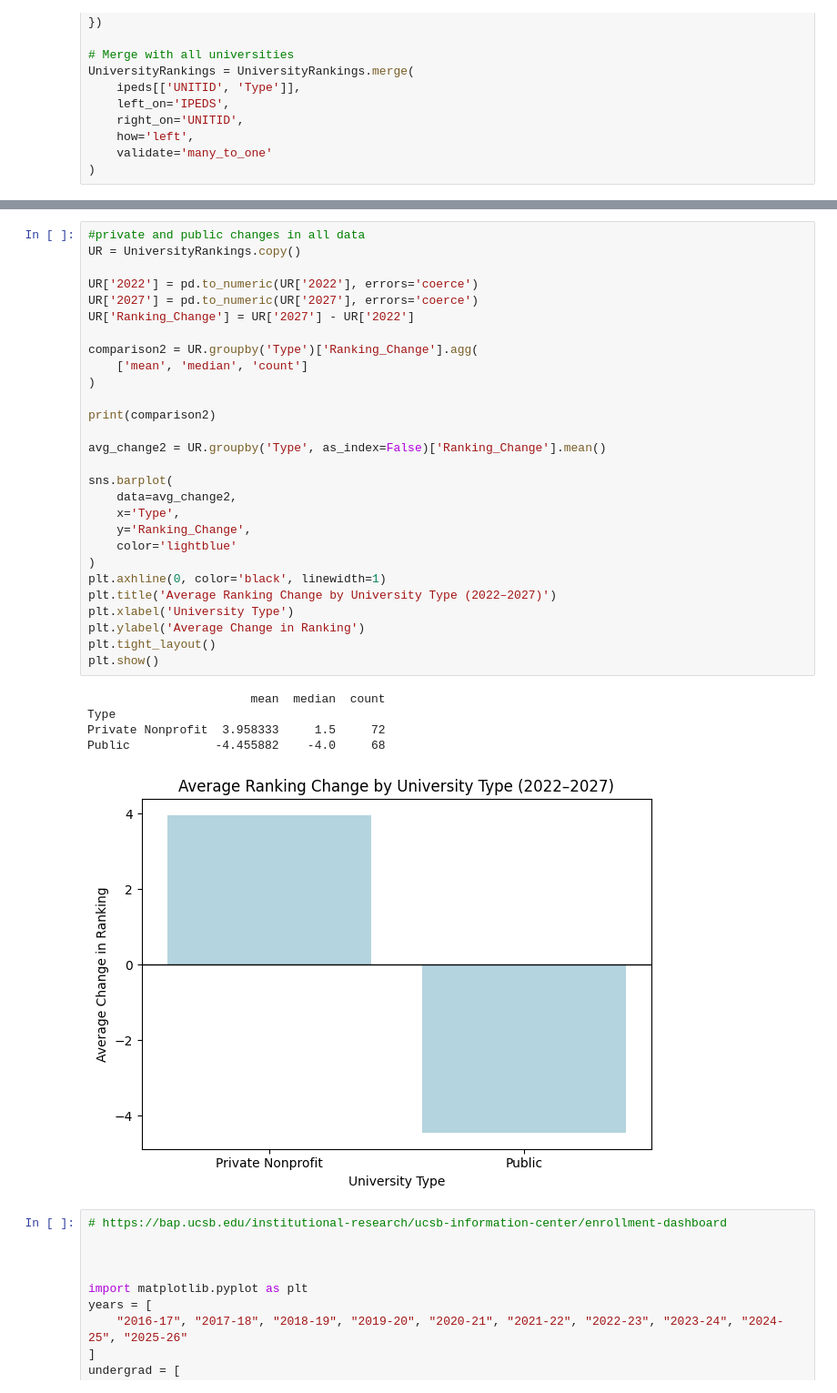
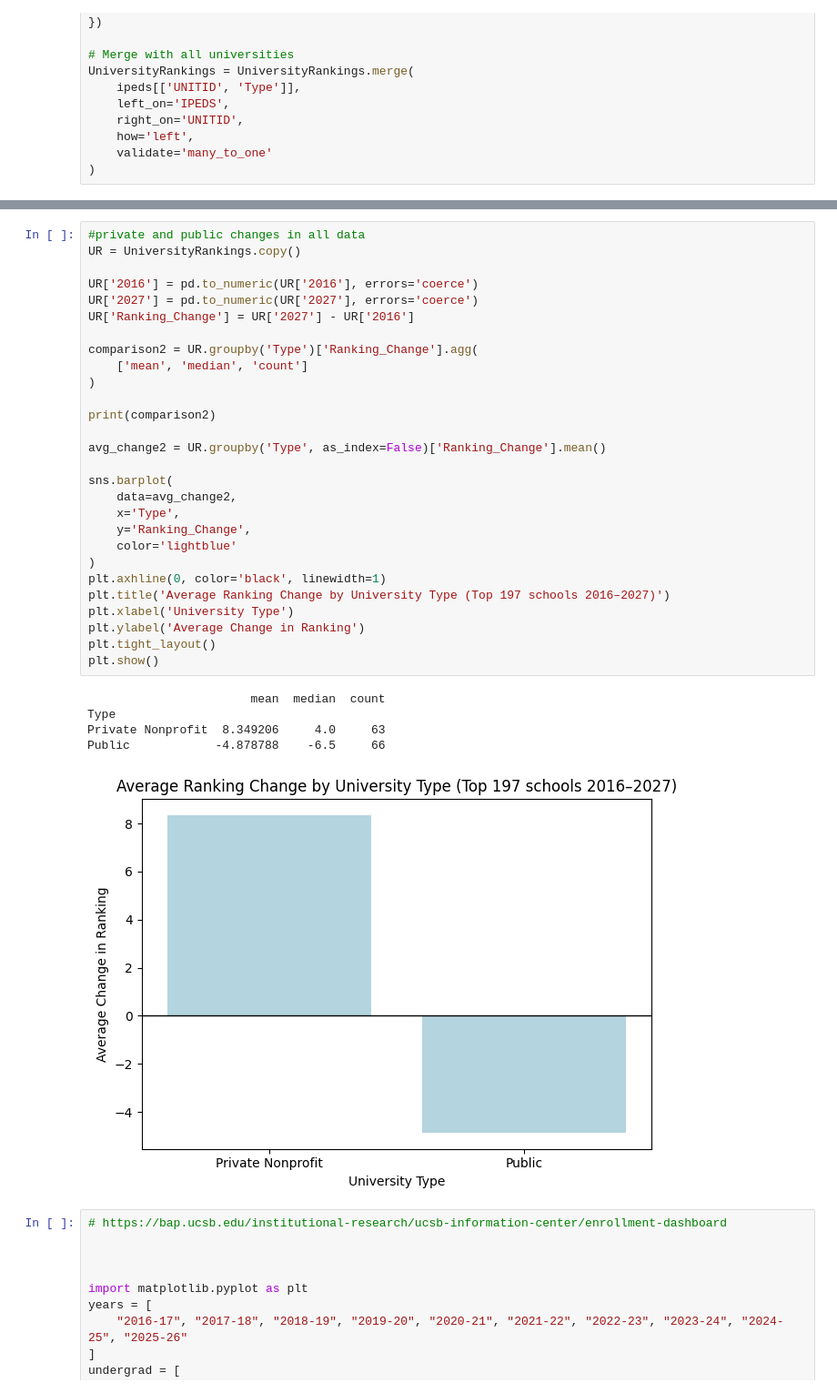
Before and after one commit to KarlaRH12/school_ranking_analysis, a Jupyter notebook: analysis_rankings.ipynb, the cells around one changed output, grey strips where cells are left out. Shown at 91% size. Drawn from its saved outputs; the diff is of its cells as text.

```diff
--- a/analysis_rankings.ipynb
+++ b/analysis_rankings.ipynb
@@ -297,37 +333,37 @@ Public            -0.222222    -1.5     18
 # %%
 #private and public changes in all data
 UR = UniversityRankings.copy()
 
-UR['2022'] = pd.to_numeric(UR['2022'], errors='coerce')
+UR['2016'] = pd.to_numeric(UR['2016'], errors='coerce')
 UR['2027'] = pd.to_numeric(UR['2027'], errors='coerce')
-UR['Ranking_Change'] = UR['2027'] - UR['2022']
+UR['Ranking_Change'] = UR['2027'] - UR['2016']
 
 comparison2 = UR.groupby('Type')['Ranking_Change'].agg(
     ['mean', 'median', 'count']
 )
 
 print(comparison2)
 
 avg_change2 = UR.groupby('Type', as_index=False)['Ranking_Change'].mean()
 
 sns.barplot(
     data=avg_change2,
     x='Type',
     y='Ranking_Change',
     color='lightblue'
 )
 plt.axhline(0, color='black', linewidth=1)
-plt.title('Average Ranking Change by University Type (2022–2027)')
+plt.title('Average Ranking Change by University Type (Top 197 schools 2016–2027)')
 plt.xlabel('University Type')
 plt.ylabel('Average Change in Ranking')
 plt.tight_layout()
 plt.show()
 # %% [output]
                        mean  median  count
 Type
-Private Nonprofit  3.958333     1.5     72
-Public            -4.455882    -4.0     68
+Private Nonprofit  8.349206     4.0     63
+Public            -4.878788    -6.5     66
-[figure, old version]
+[figure, new version]
 # %%
 # https://bap.ucsb.edu/institutional-research/ucsb-information-center/enrollment-dashboard
 
```
Also changed, not shown: parts of 6 cells of this notebook.
